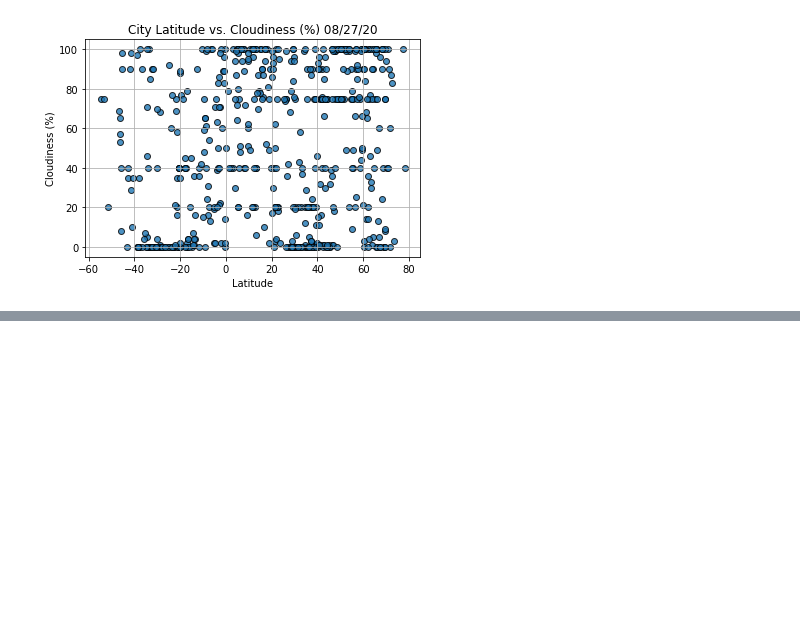
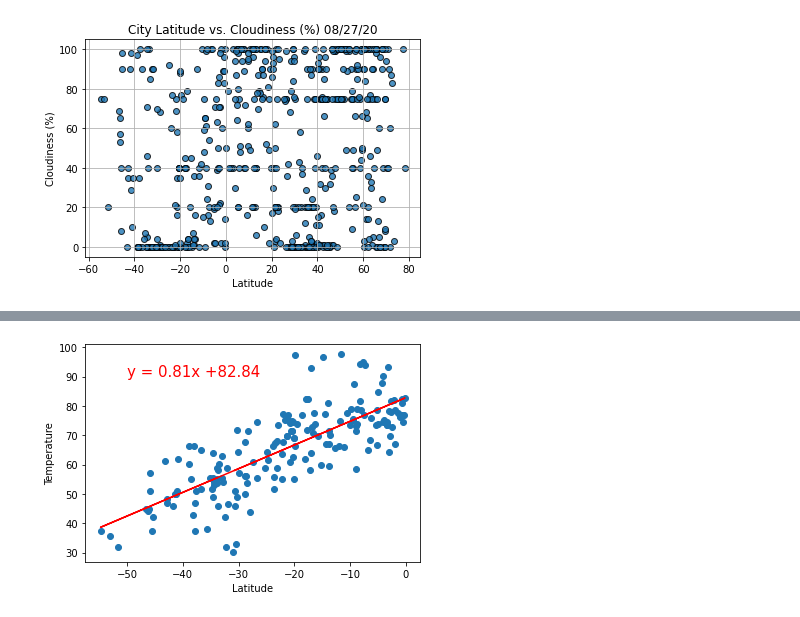
Before and after one commit to ramruph/World_Weather_Analysis, a Jupyter notebook: WeatherPy.ipynb, the cells around one changed output, grey strips where cells are left out. Saved outputs shown, nothing was run; the diff lists cells and outputs as text; code cells hidden in the pictures; blank space fills up the shorter version.

```diff
--- a/WeatherPy.ipynb
+++ b/WeatherPy.ipynb
@@ -210,0 +300,8 @@ plt.show()
+# %%
+#Linear Regression of South Hemisphere
+x_values = south_hemi_df["Lat"]
+y_values = south_hemi_df["Max Temp"]
+
+plot_linear_regression(x_values, y_values, "Linear Regression", "Max Temp", (-50,90))
+# %% [output]
+[figure, added]
```
Also changed, not shown: parts of 12 cells of this notebook, 6 other files.
